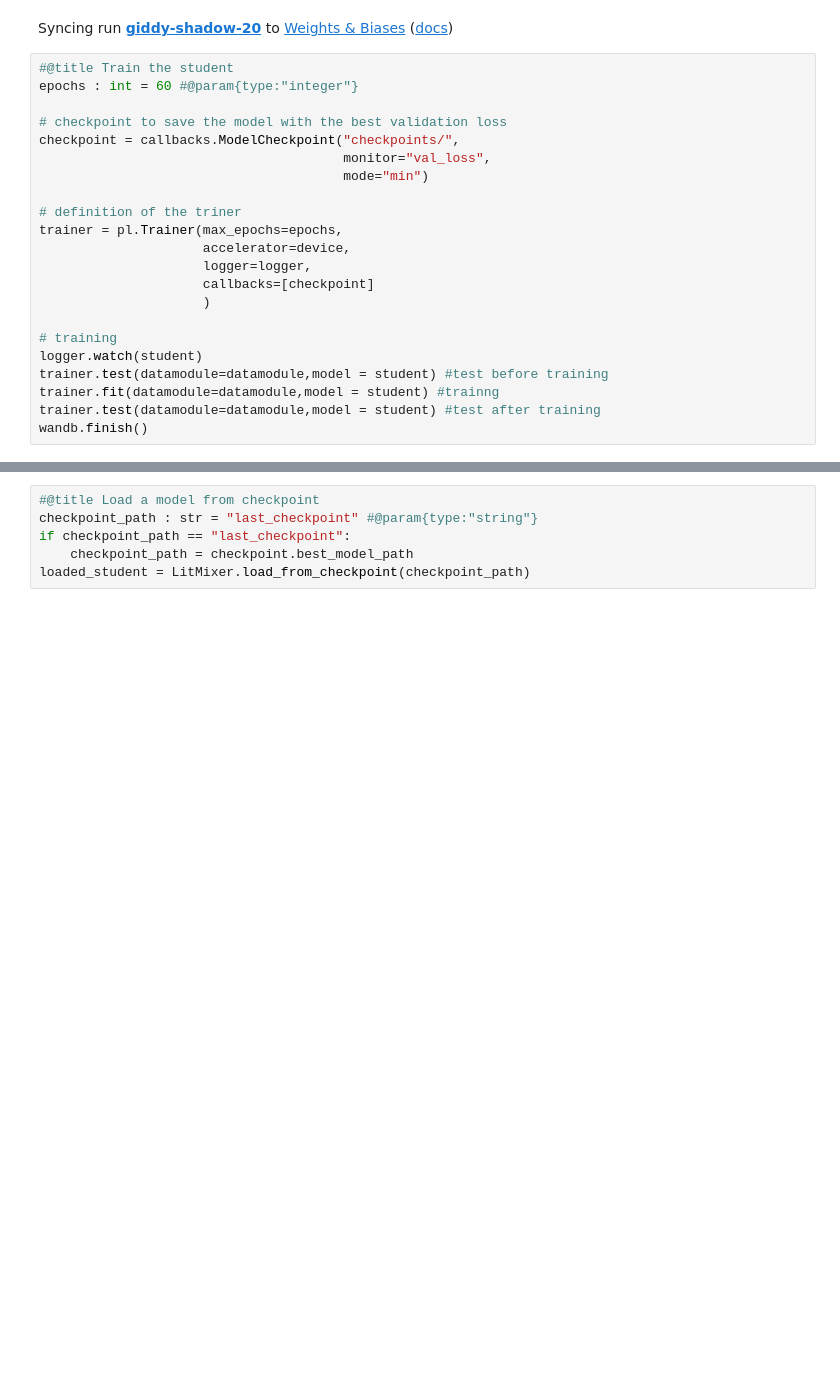
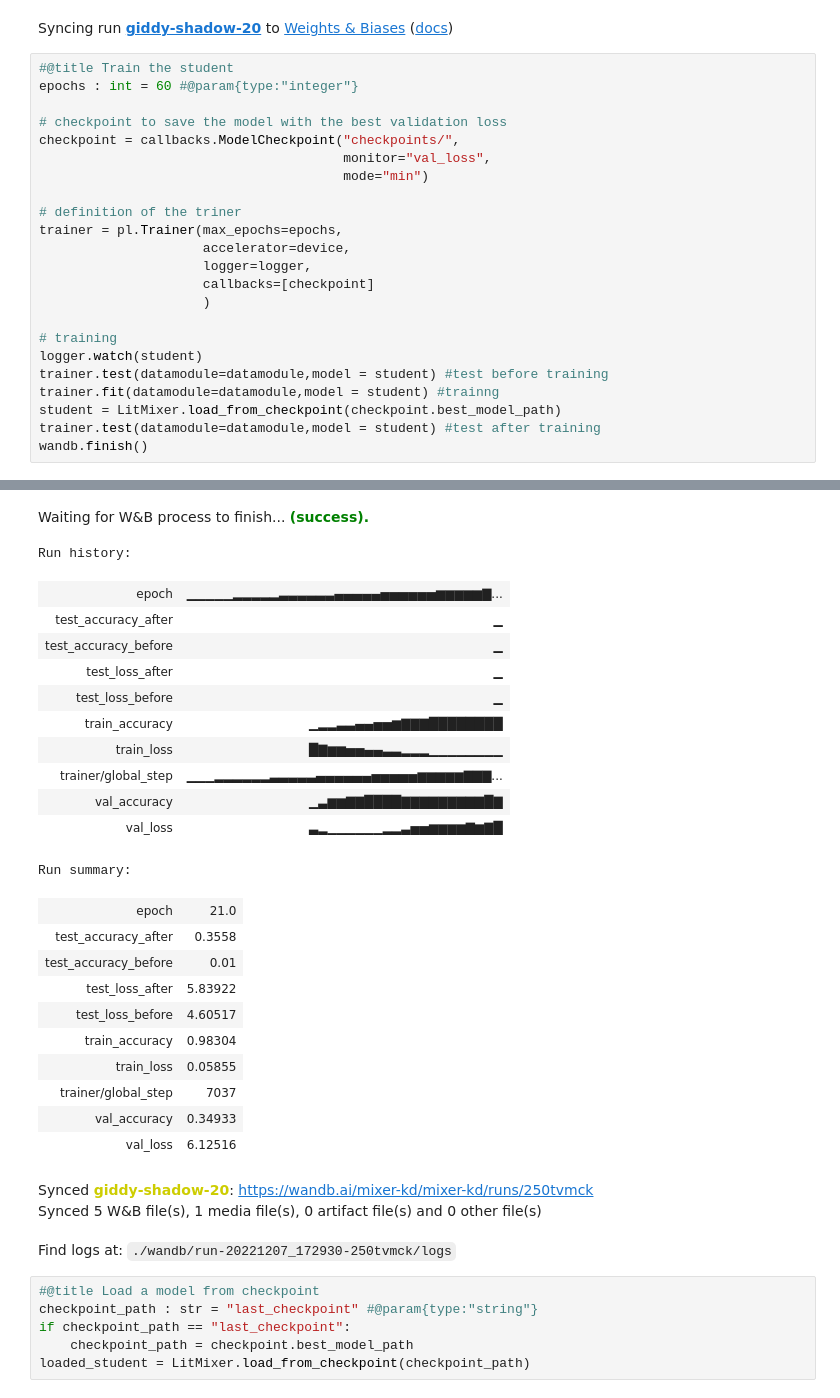
Before and after one commit to MatteoGioia/ViT2MLPMixerKD, a Jupyter notebook: ViT2MLPKD.ipynb, the cells around one changed output, grey strips where cells are left out. Saved outputs shown, nothing was run; the diff lists cells and outputs as text; blank space fills up the shorter version.

```diff
--- a/ViT2MLPKD.ipynb
+++ b/ViT2MLPKD.ipynb
@@ -563,6 +563,7 @@ trainer = pl.Trainer(max_epochs=epochs,
 logger.watch(student)
 trainer.test(datamodule=datamodule,model = student) #test before training
 trainer.fit(datamodule=datamodule,model = student) #trainng
+student = LitMixer.load_from_checkpoint(checkpoint.best_model_path)
 trainer.test(datamodule=datamodule,model = student) #test after training
 wandb.finish()
 # %% [output]
@@ -593,3 +602,29 @@ INFO:pytorch_lightning.callbacks.model_summary:
+Waiting for W&B process to finish... (success).
+Run history:
+| epoch | ▁▁▁▁▁▂▂▂▂▂▃▃▃▃▃▃▄▄▄▄▄▅▅▅▅▅▅▆▆▆▆▆▇... |
+| test_accuracy_after | ▁ |
+| test_accuracy_before | ▁ |
+| test_loss_after | ▁ |
+| test_loss_before | ▁ |
+| train_accuracy | ▁▂▂▃▃▄▄▅▅▆▇▇▇████████ |
+| train_loss | █▇▆▆▅▅▄▄▃▃▂▂▂▁▁▁▁▁▁▁▁ |
+| trainer/global_step | ▁▁▁▂▂▂▂▂▂▃▃▃▃▃▄▄▄▄▄▄▅▅▅▅▅▆▆▆▆▆▇▇▇... |
+| val_accuracy | ▁▃▆▆▇▇████▇▇▇▇▇▇▇▇▇█▇ |
+| val_loss | ▃▂▁▁▁▁▁▁▂▂▃▅▅▆▆▆▆▇▆▇█ |
+Run summary:
+| epoch | 21.0 |
+| test_accuracy_after | 0.3558 |
+| test_accuracy_before | 0.01 |
+| test_loss_after | 5.83922 |
+| test_loss_before | 4.60517 |
+| train_accuracy | 0.98304 |
+| train_loss | 0.05855 |
+| trainer/global_step | 7037 |
+| val_accuracy | 0.34933 |
+| val_loss | 6.12516 |
+Synced giddy-shadow-20: https://wandb.ai/mixer-kd/mixer-kd/runs/250tvmck
+Synced 5 W&B file(s), 1 media file(s), 0 artifact file(s) and 0 other file(s)
+Find logs at: ./wandb/run-20221207_172930-250tvmck/logs
 # %%
 #@title Load a model from checkpoint
 checkpoint_path : str = "last_checkpoint" #@param{type:"string"}
```
Also changed, not shown: parts of 2 cells of this notebook.
